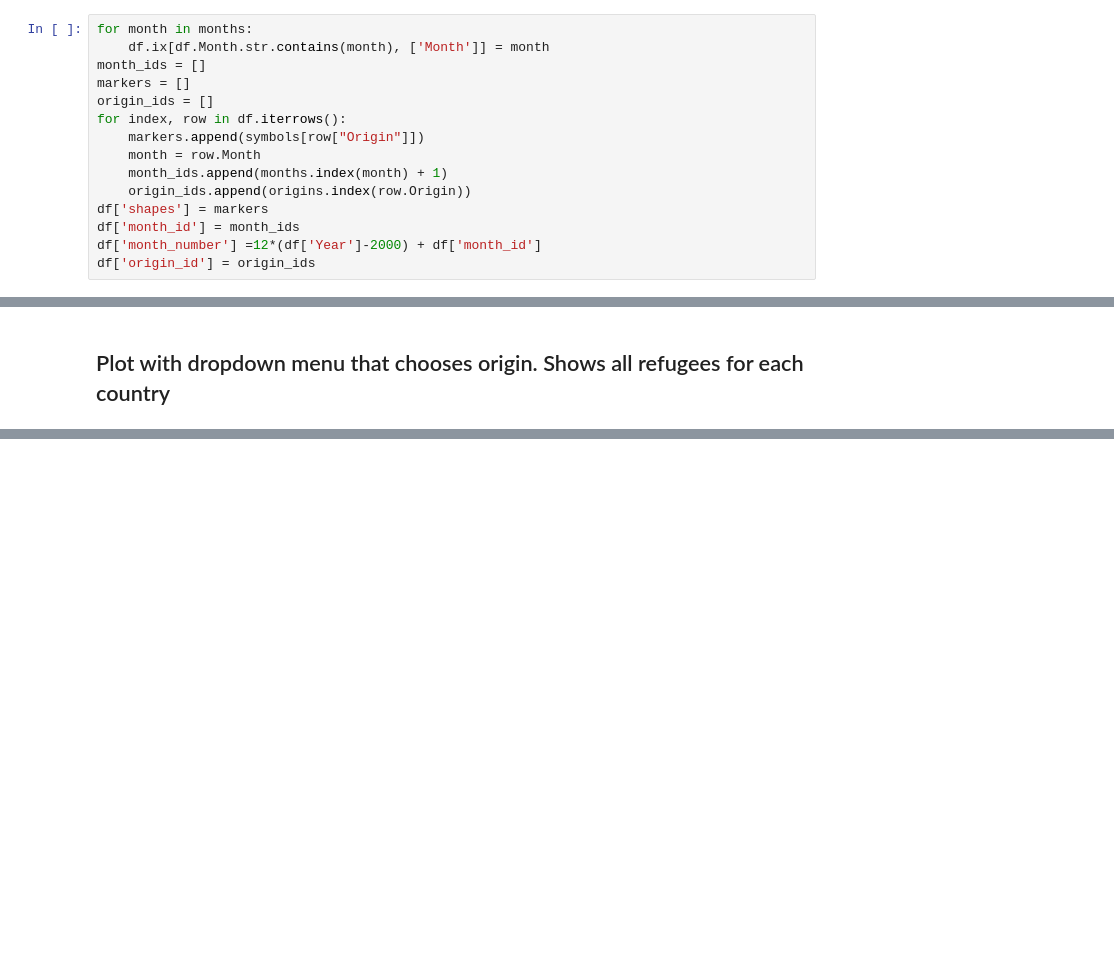
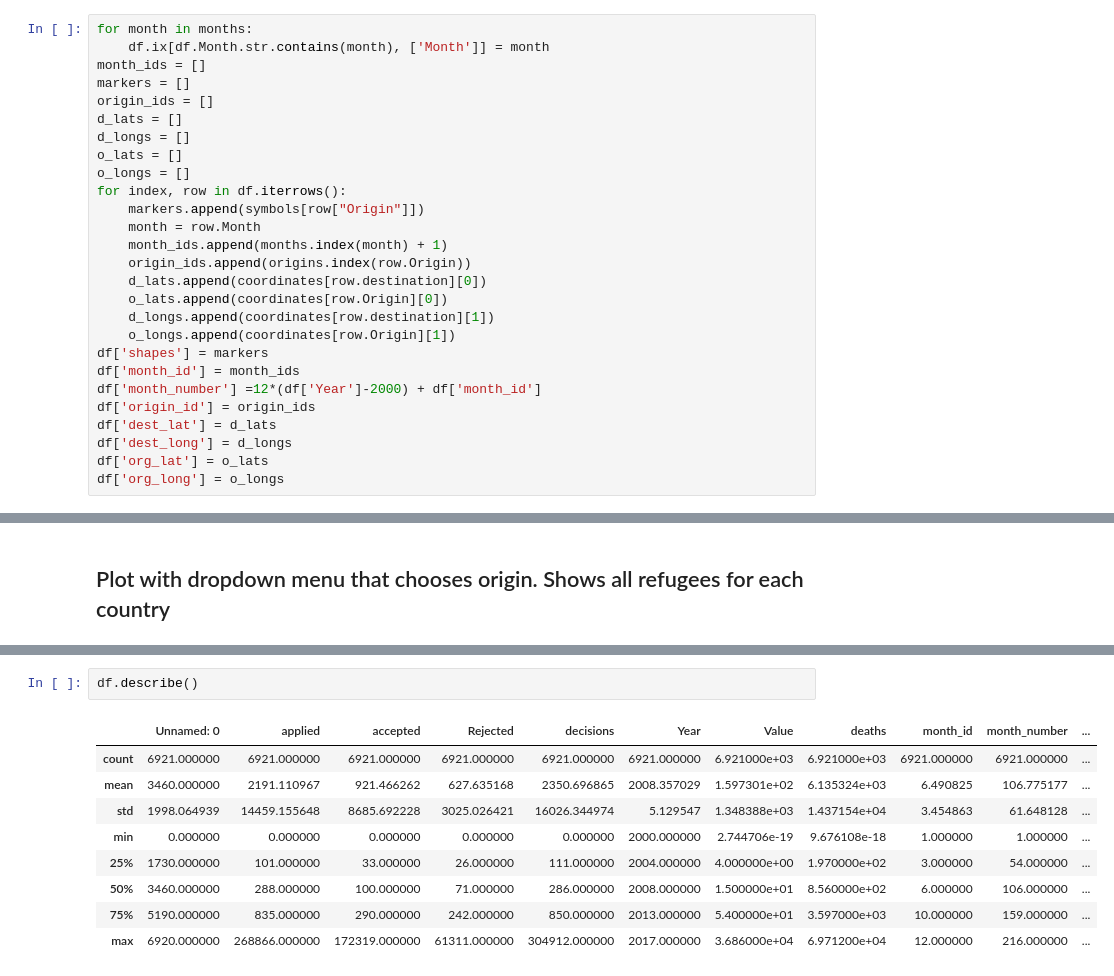
Before and after one commit to j-p-terry/MovementMatters, a Jupyter notebook: totals.ipynb, the cells around one changed output, grey strips where cells are left out. Drawn from its saved outputs; the diff is of its cells as text; blank space fills up the shorter version.

```diff
--- a/totals.ipynb
+++ b/totals.ipynb
@@ -80,15 +87,27 @@ for month in months:
 month_ids = []
 markers = []
 origin_ids = []
+d_lats = []
+d_longs = []
+o_lats = []
+o_longs = []
 for index, row in df.iterrows():
     markers.append(symbols[row["Origin"]])
     month = row.Month
     month_ids.append(months.index(month) + 1)
     origin_ids.append(origins.index(row.Origin))
+    d_lats.append(coordinates[row.destination][0])
+    o_lats.append(coordinates[row.Origin][0])
+    d_longs.append(coordinates[row.destination][1])
+    o_longs.append(coordinates[row.Origin][1])
 df['shapes'] = markers
 df['month_id'] = month_ids
 df['month_number'] =12*(df['Year']-2000) + df['month_id']
 df['origin_id'] = origin_ids
+df['dest_lat'] = d_lats
+df['dest_long'] = d_longs
+df['org_lat'] = o_lats
+df['org_long'] = o_longs
 # %% [output]
 .ix is deprecated. Please use
 .loc for label based indexing or
@@ -164,0 +234,12 @@ FigureWidget({
+# %%
+df.describe()
+# %% [output]
+|  | Unnamed: 0 | applied | accepted | Rejected | decisions | Year | Value | deaths | month_id | month_number | ... |
+| count | 6921.000000 | 6921.000000 | 6921.000000 | 6921.000000 | 6921.000000 | 6921.000000 | 6.921000e+03 | 6.921000e+03 | 6921.000000 | 6921.000000 | ... |
+| mean | 3460.000000 | 2191.110967 | 921.466262 | 627.635168 | 2350.696865 | 2008.357029 | 1.597301e+02 | 6.135324e+03 | 6.490825 | 106.775177 | ... |
+| std | 1998.064939 | 14459.155648 | 8685.692228 | 3025.026421 | 16026.344974 | 5.129547 | 1.348388e+03 | 1.437154e+04 | 3.454863 | 61.648128 | ... |
+| min | 0.000000 | 0.000000 | 0.000000 | 0.000000 | 0.000000 | 2000.000000 | 2.744706e-19 | 9.676108e-18 | 1.000000 | 1.000000 | ... |
+| 25% | 1730.000000 | 101.000000 | 33.000000 | 26.000000 | 111.000000 | 2004.000000 | 4.000000e+00 | 1.970000e+02 | 3.000000 | 54.000000 | ... |
+| 50% | 3460.000000 | 288.000000 | 100.000000 | 71.000000 | 286.000000 | 2008.000000 | 1.500000e+01 | 8.560000e+02 | 6.000000 | 106.000000 | ... |
+| 75% | 5190.000000 | 835.000000 | 290.000000 | 242.000000 | 850.000000 | 2013.000000 | 5.400000e+01 | 3.597000e+03 | 10.000000 | 159.000000 | ... |
+| max | 6920.000000 | 268866.000000 | 172319.000000 | 61311.000000 | 304912.000000 | 2017.000000 | 3.686000e+04 | 6.971200e+04 | 12.000000 | 216.000000 | ... |
```
Also changed, not shown: parts of 12 cells of this notebook.
